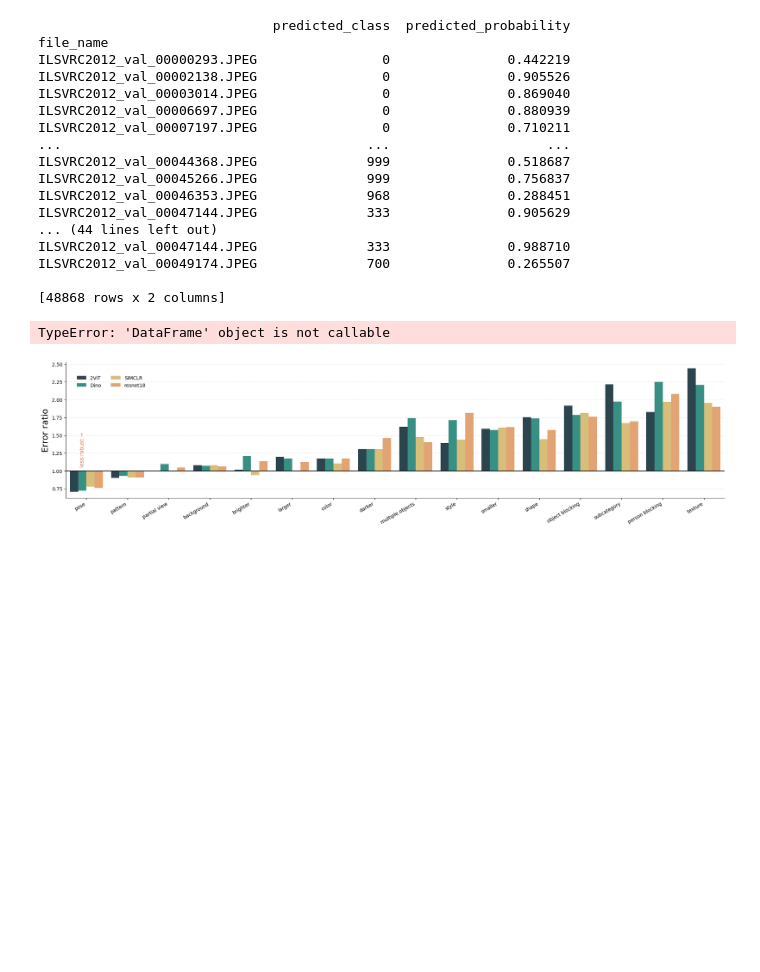
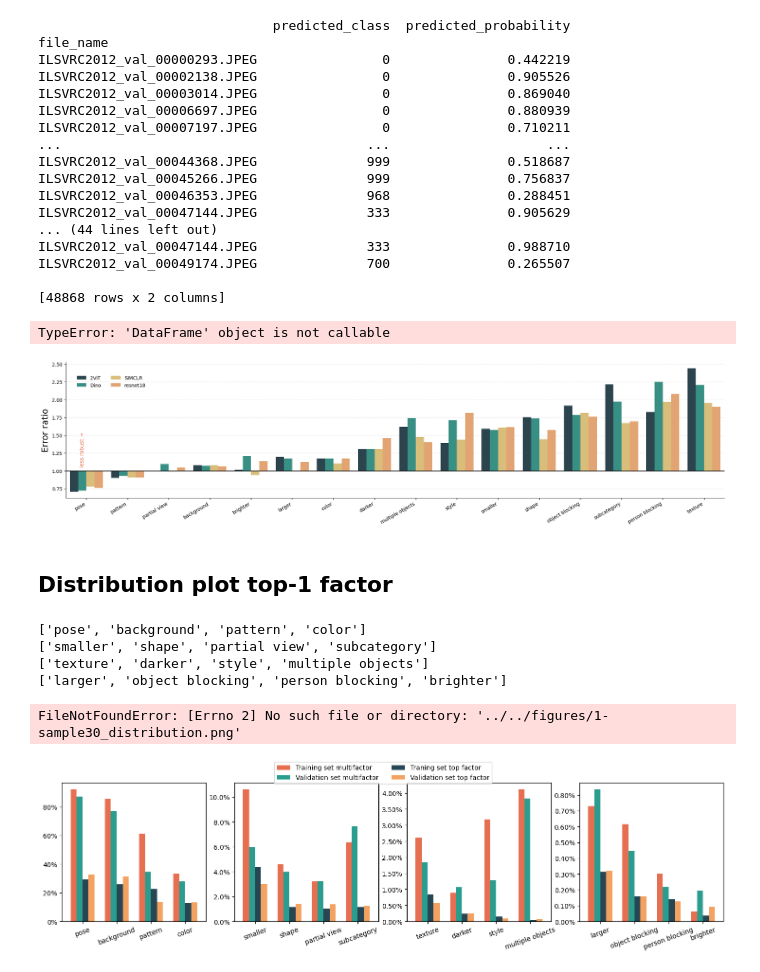
Before and after one commit to CarlAnSc/bachelor_project, a Jupyter notebook: model_predictions/recreateplots.ipynb, the cells around one changed output. Saved outputs shown, nothing was run; the diff lists cells and outputs as text; code cells hidden in the pictures; blank space fills up the shorter version.

Commit message:
plots and start use meta

```diff
--- a/model_predictions/recreateplots.ipynb
+++ b/model_predictions/recreateplots.ipynb
@@ -97,3 +99,46 @@ plots.set_color_palette()
 plots.model_comparison(factor_accs.reset_index())
 # %% [output]
 [figure]
+# %% [markdown]
+## Distribution plot top-1 factor
+# %%
+# read jsonl file
+
+path = '../data/annotations/'
+dftrain = pd.read_json(path + 'imagenet_x_train_top_factor.jsonl', lines=True)
+dftrain_multi = pd.read_json(path + 'imagenet_x_train_multi_factor.jsonl', lines=True)
+dfval = pd.read_json(path + 'imagenet_x_val_top_factor.jsonl', lines=True)
+dfval_multi = pd.read_json(path + 'imagenet_x_val_multi_factor.jsonl', lines=True)
+# %%
+#Inspired by plots.factor_distribution_comparison()
+dftrain_ = (dftrain.iloc[:,2:18]*100/len(dftrain)).sum()
+dfval_ = (dfval.iloc[:,2:18]*100/len(dfval)).sum()
+dftrain_multi_ = (dftrain_multi.iloc[:,2:18]*100/len(dftrain_multi)).sum()
+dfval_multi_ = (dfval_multi.iloc[:,2:18]*100/len(dfval_multi)).sum()
+dfko = pd.DataFrame.from_dict({ 'our multi val': dftrain_multi_, 'our multi train': dfval_multi_, 'our val': dftrain_, 'our train': dfval_})
+
+colors = ["#264653", "#2a9d8f", "#e9c46a", "#f4a261", "#e76f51"]
+
+fig, axs = plt.subplots(1,4,figsize=(18, 4))
+
+cate =  [['pose', 'background', 'pattern', 'color'], [ 'smaller', 'shape', 'partial view', 'subcategory'], ['texture', 'darker', 'style', 'multiple objects'], ['larger', 'object blocking', 'person blocking', 'brighter'] ]
+for i,ax in enumerate(axs):
+    print(cate[i])
+    dfko.index = dfko.index.str.replace('_', ' ')
+    ax = dfko.loc[cate[i]].plot.bar(ax=ax,color=[colors[0],colors[1], colors[2], colors[3]],width=0.7,rot=20,legend=False)
+    ax.yaxis.set_major_formatter(mtick.PercentFormatter(), )
+
+fig.legend(['Training set multifactor','Validation set multifactor', 'Traning set top factor', 'Validation set top factor'], loc=9, ncol = 2)
+
+
+#ax[0].yaxis.set_major_formatter(mtick.PercentFormatter())
+plt.gcf().subplots_adjust(bottom=0.15)
+plt.savefig('../../figures/1-sample30_distribution.png', bbox_inches= 'tight')
+plt.show()
+# %% [output]
+['pose', 'background', 'pattern', 'color']
+['smaller', 'shape', 'partial view', 'subcategory']
+['texture', 'darker', 'style', 'multiple objects']
+['larger', 'object blocking', 'person blocking', 'brighter']
+FileNotFoundError: [Errno 2] No such file or directory: '../../figures/1-sample30_distribution.png'
+[figure, added]
```
Also changed, not shown: parts of 3 cells of this notebook, 7 other files.
